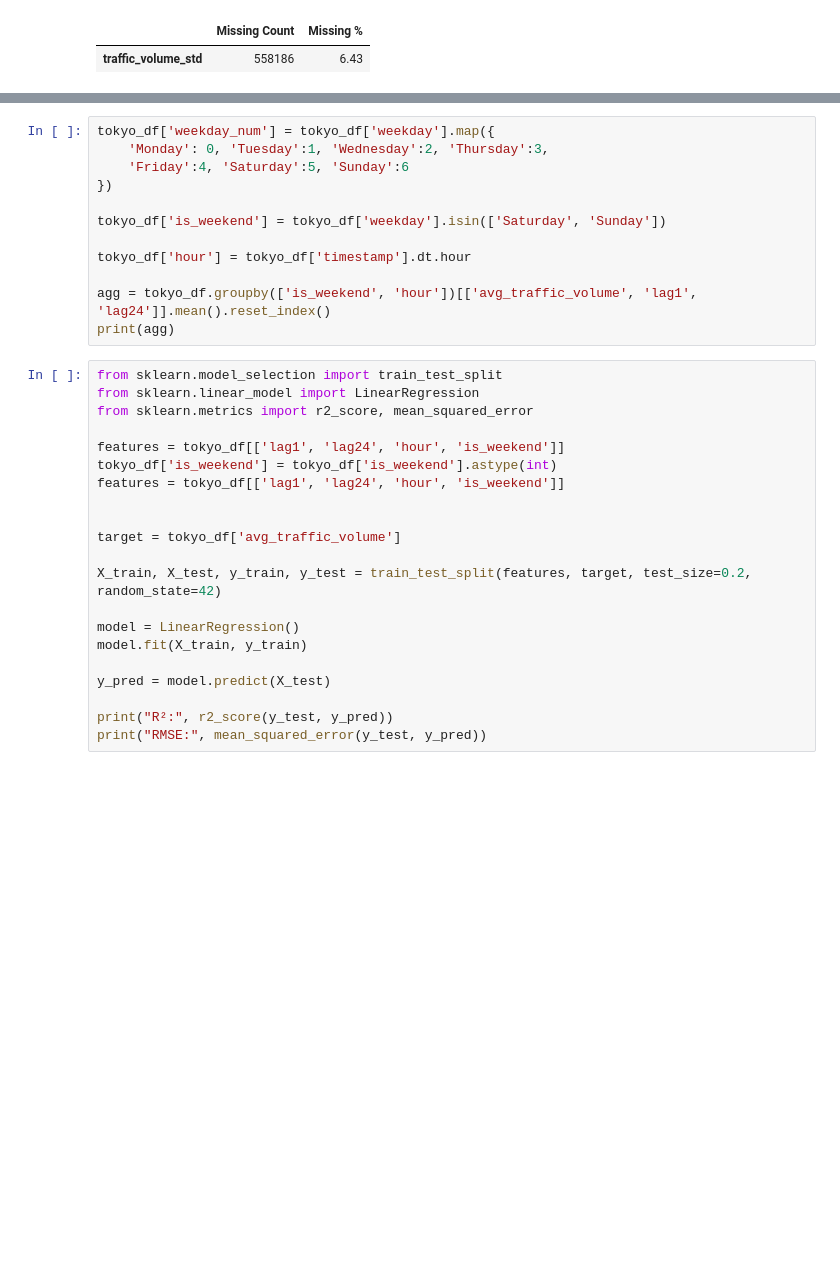
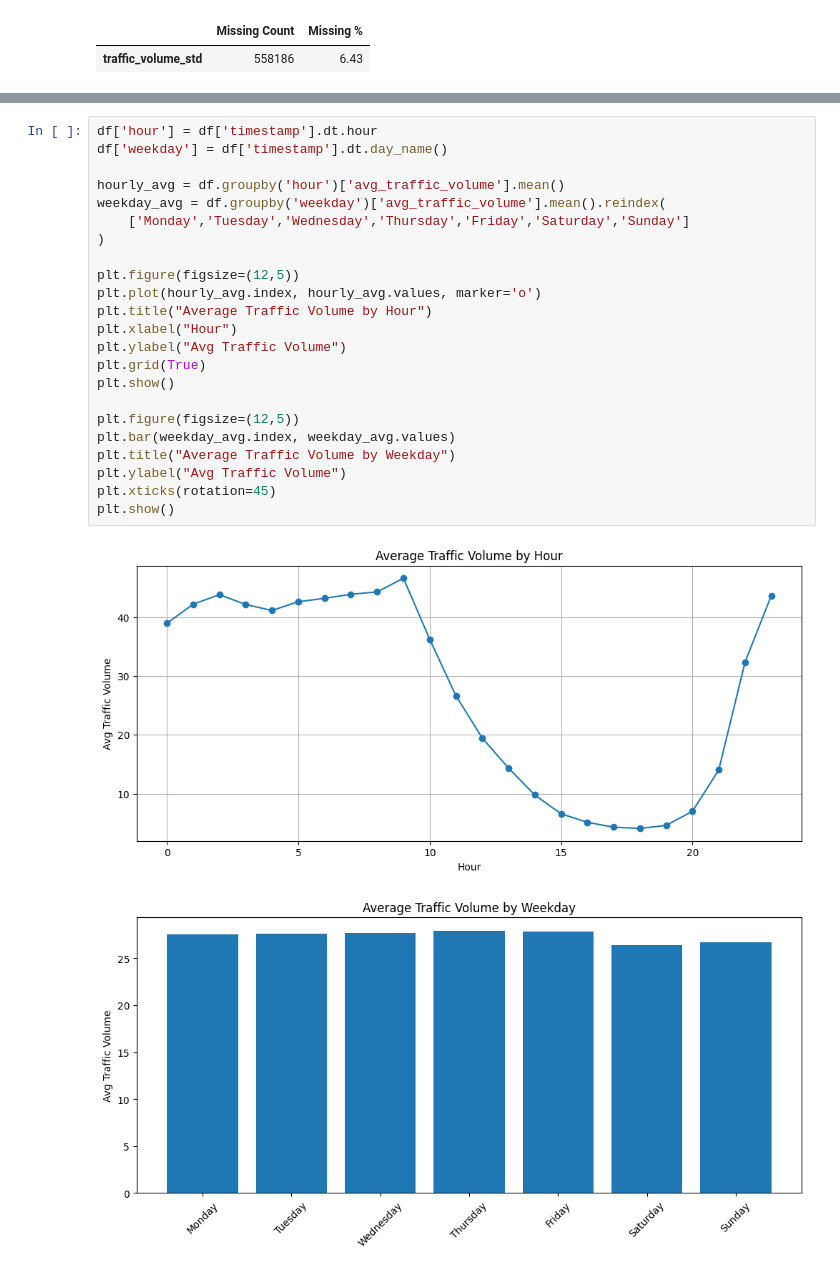
Before and after one commit to Bard89/smoglens, a Jupyter notebook: Yulia/2023smoglens_traffic_data_jartic_EDAandLinearRegression.ipynb, the cells around one changed output, grey strips where cells are left out. Cells and saved outputs as stored; diff of their text form; blank space fills up the shorter version.

```diff
--- a/Yulia/2023smoglens_traffic_data_jartic_EDAandLinearRegression.ipynb
+++ b/Yulia/2023smoglens_traffic_data_jartic_EDAandLinearRegression.ipynb
@@ -157,33 +159,26 @@ plt.show()
-# %%
-tokyo_df['weekday_num'] = tokyo_df['weekday'].map({
-    'Monday': 0, 'Tuesday':1, 'Wednesday':2, 'Thursday':3,
-    'Friday':4, 'Saturday':5, 'Sunday':6
-})
-
-tokyo_df['is_weekend'] = tokyo_df['weekday'].isin(['Saturday', 'Sunday'])
-
-tokyo_df['hour'] = tokyo_df['timestamp'].dt.hour
-
-agg = tokyo_df.groupby(['is_weekend', 'hour'])[['avg_traffic_volume', 'lag1', 'lag24']].mean().reset_index()
-print(agg)
-# %%
-from sklearn.model_selection import train_test_split
-from sklearn.linear_model import LinearRegression
-from sklearn.metrics import r2_score, mean_squared_error
-
-features = tokyo_df[['lag1', 'lag24', 'hour', 'is_weekend']]
-tokyo_df['is_weekend'] = tokyo_df['is_weekend'].astype(int)
-features = tokyo_df[['lag1', 'lag24', 'hour', 'is_weekend']]
-
-
-target = tokyo_df['avg_traffic_volume']
-
-X_train, X_test, y_train, y_test = train_test_split(features, target, test_size=0.2, random_state=42)
-
-model = LinearRegression()
-model.fit(X_train, y_train)
-
-y_pred = model.predict(X_test)
-
-print("R²:", r2_score(y_test, y_pred))
-print("RMSE:", mean_squared_error(y_test, y_pred))
+# %%
+df['hour'] = df['timestamp'].dt.hour
+df['weekday'] = df['timestamp'].dt.day_name()
+
+hourly_avg = df.groupby('hour')['avg_traffic_volume'].mean()
+weekday_avg = df.groupby('weekday')['avg_traffic_volume'].mean().reindex(
+    ['Monday','Tuesday','Wednesday','Thursday','Friday','Saturday','Sunday']
+)
+
+plt.figure(figsize=(12,5))
+plt.plot(hourly_avg.index, hourly_avg.values, marker='o')
+plt.title("Average Traffic Volume by Hour")
+plt.xlabel("Hour")
+plt.ylabel("Avg Traffic Volume")
+plt.grid(True)
+plt.show()
+
+plt.figure(figsize=(12,5))
+plt.bar(weekday_avg.index, weekday_avg.values)
+plt.title("Average Traffic Volume by Weekday")
+plt.ylabel("Avg Traffic Volume")
+plt.xticks(rotation=45)
+plt.show()
+# %% [output]
+[figure, added]
+[figure, added]
```
Also changed, not shown: parts of 11 cells of this notebook.
